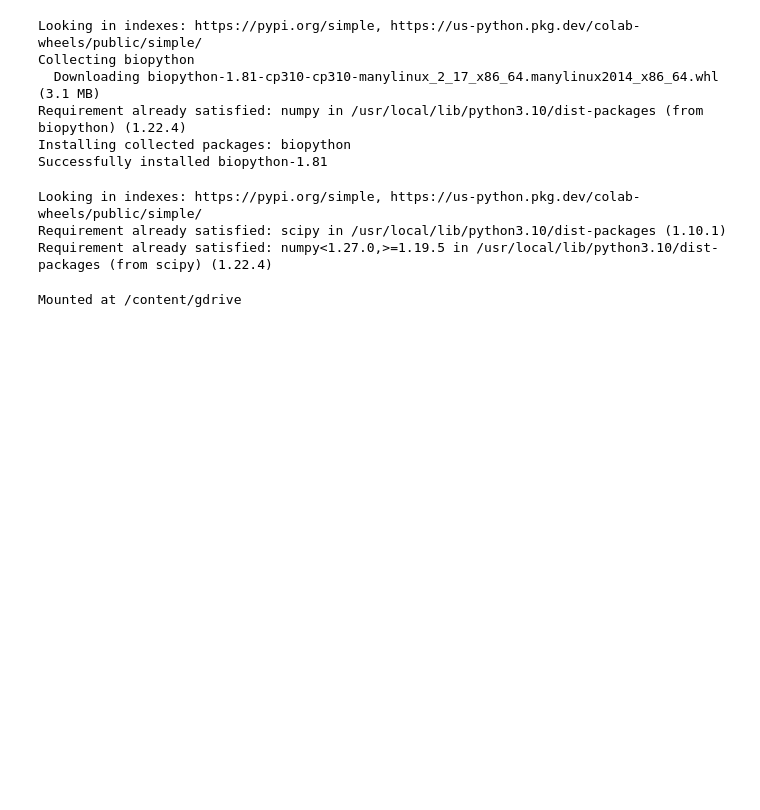
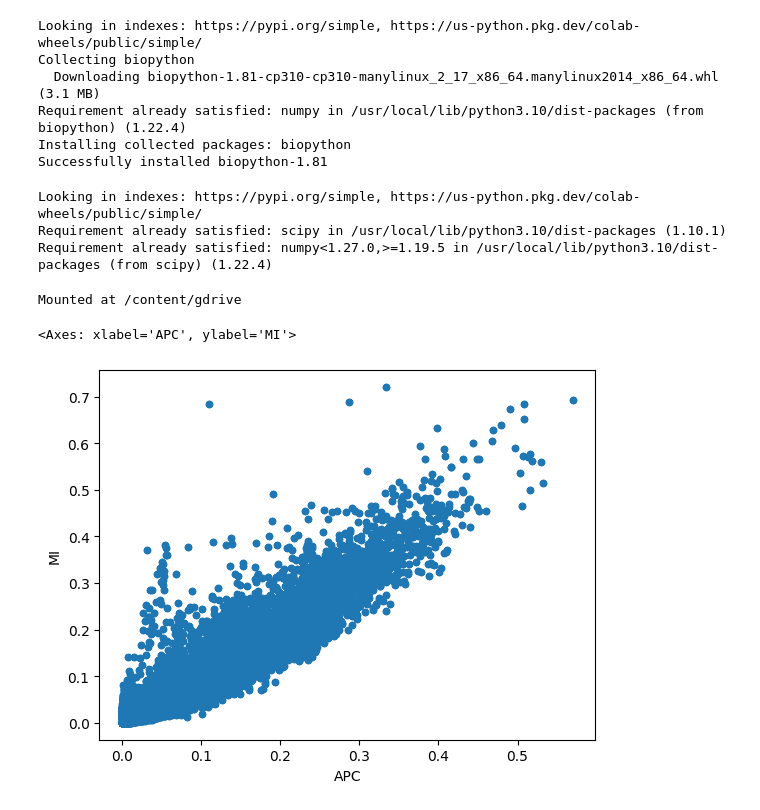
Before and after one commit to weixiadeng/pfam_msa, a Jupyter notebook: Copy_of_MSA.ipynb, the cells around one changed output. Saved outputs shown, nothing was run; the diff lists cells and outputs as text; code cells hidden in the pictures; blank space fills up the shorter version.

```diff
--- a/Copy_of_MSA.ipynb
+++ b/Copy_of_MSA.ipynb
@@ -77,6 +78,21 @@ MI_bar = mean(MI_a_b.values())
 APC_a_b = dict()
 for column_a_b in column_index_a_b:
     APC_a_b[column_a_b] = MI_a_xbar[column_a_b[0]] * MI_a_xbar[column_a_b[1]] / MI_bar
+# %%
+MI_a_b_df = pd.DataFrame.from_dict(MI_a_b, orient = "index")
+MI_a_b_df.reset_index(inplace = True)
+MI_a_b_df.columns = ["index", "MI"]
+
+APC_a_b_df = pd.DataFrame.from_dict(APC_a_b, orient = "index")
+APC_a_b_df.reset_index(inplace = True)
+APC_a_b_df.columns = ["index", "APC"]
+
+APC_MI = pd.merge(APC_a_b_df, MI_a_b_df, on = "index")
+# %%
+APC_MI.plot.scatter(x = "APC", y = "MI")
+# %% [output]
+<Axes: xlabel='APC', ylabel='MI'>
+[figure, added]
 # %%
 x_a = json.dumps(entropy_a, indent = 4)
 y_a = x_a.encode('utf-8')
```
Also changed, not shown: parts of 3 cells of this notebook.
